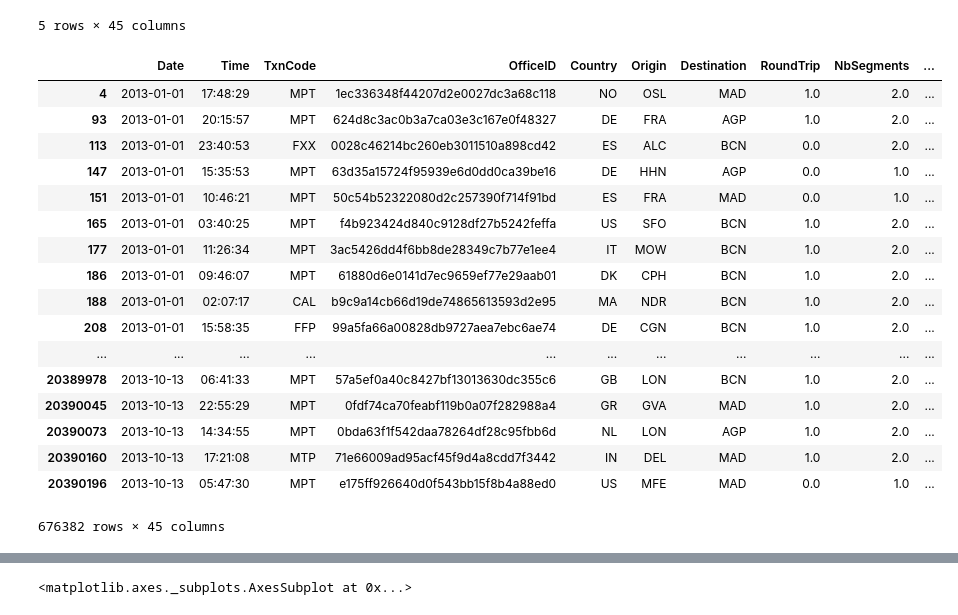
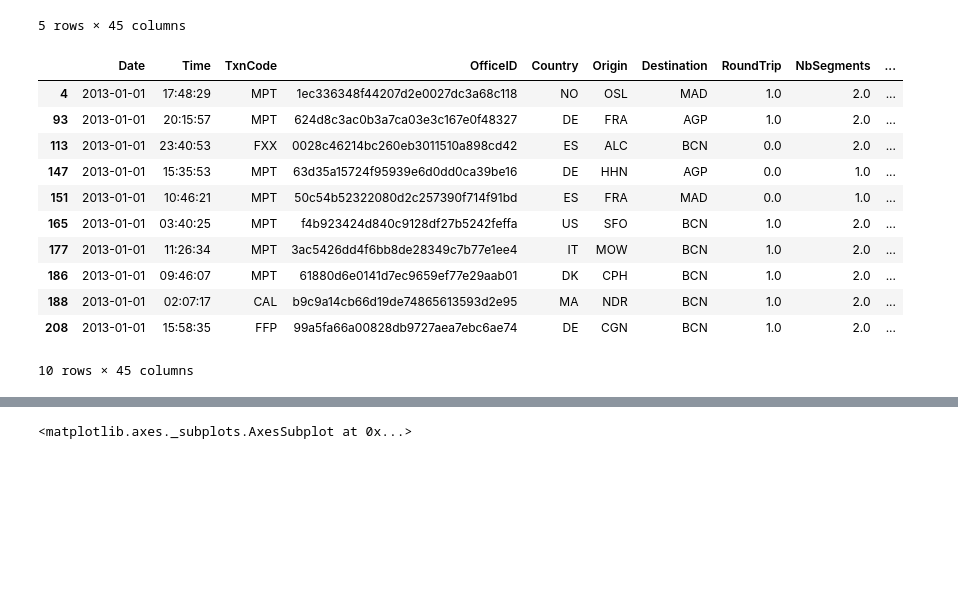
Before and after one commit to RLanrivain/AMADEUS-Test, a Jupyter notebook: AMADEUS-Test Technique.ipynb, the cells around one changed output, grey strips where cells are left out. Cells and saved outputs as stored; diff of their text form; code cells hidden in the pictures; blank space fills up the shorter version.

Commit message:
Final solution
add .head(10) to some df output.

```diff
--- a/AMADEUS-Test Technique.ipynb
+++ b/AMADEUS-Test Technique.ipynb
@@ -122,26 +122,20 @@ def mask(df, key, value):
 # %%
 reducedSearches = mask(pdsearches, 'Destination', ['AGP','MAD','BCN']) #
 # %%
-reducedSearches
+reducedSearches.head(10)
 # %% [output]
 |  | Date | Time | TxnCode | OfficeID | Country | Origin | Destination | RoundTrip | NbSegments | ... |
 | 4 | 2013-01-01 | 17:48:29 | MPT | 1ec336348f44207d2e0027dc3a68c118 | NO | OSL | MAD | 1.0 | 2.0 | ... |
 | 93 | 2013-01-01 | 20:15:57 | MPT | 624d8c3ac0b3a7ca03e3c167e0f48327 | DE | FRA | AGP | 1.0 | 2.0 | ... |
 | 113 | 2013-01-01 | 23:40:53 | FXX | 0028c46214bc260eb3011510a898cd42 | ES | ALC | BCN | 0.0 | 2.0 | ... |
 | 147 | 2013-01-01 | 15:35:53 | MPT | 63d35a15724f95939e6d0dd0ca39be16 | DE | HHN | AGP | 0.0 | 1.0 | ... |
 | 151 | 2013-01-01 | 10:46:21 | MPT | 50c54b52322080d2c257390f714f91bd | ES | FRA | MAD | 0.0 | 1.0 | ... |
 | 165 | 2013-01-01 | 03:40:25 | MPT | f4b923424d840c9128df27b5242feffa | US | SFO | BCN | 1.0 | 2.0 | ... |
 | 177 | 2013-01-01 | 11:26:34 | MPT | 3ac5426dd4f6bb8de28349c7b77e1ee4 | IT | MOW | BCN | 1.0 | 2.0 | ... |
 | 186 | 2013-01-01 | 09:46:07 | MPT | 61880d6e0141d7ec9659ef77e29aab01 | DK | CPH | BCN | 1.0 | 2.0 | ... |
 | 188 | 2013-01-01 | 02:07:17 | CAL | b9c9a14cb66d19de74865613593d2e95 | MA | NDR | BCN | 1.0 | 2.0 | ... |
 | 208 | 2013-01-01 | 15:58:35 | FFP | 99a5fa66a00828db9727aea7ebc6ae74 | DE | CGN | BCN | 1.0 | 2.0 | ... |
-| ... | ... | ... | ... | ... | ... | ... | ... | ... | ... | ... |
-| 20389978 | 2013-10-13 | 06:41:33 | MPT | 57a5ef0a40c8427bf13013630dc355c6 | GB | LON | BCN | 1.0 | 2.0 | ... |
-| 20390045 | 2013-10-13 | 22:55:29 | MPT | 0fdf74ca70feabf119b0a07f282988a4 | GR | GVA | MAD | 1.0 | 2.0 | ... |
-| 20390073 | 2013-10-13 | 14:34:55 | MPT | 0bda63f1f542daa78264df28c95fbb6d | NL | LON | AGP | 1.0 | 2.0 | ... |
-| 20390160 | 2013-10-13 | 17:21:08 | MTP | 71e66009ad95acf45f9d4a8cdd7f3442 | IN | DEL | MAD | 1.0 | 2.0 | ... |
-| 20390196 | 2013-10-13 | 05:47:30 | MPT | e175ff926640d0f543bb15f8b4a88ed0 | US | MFE | MAD | 0.0 | 1.0 | ... |
-676382 rows × 45 columns
+10 rows × 45 columns
 # %%
 reducedSearches= reducedSearches.set_index(pd.DatetimeIndex(reducedSearches['Date']))
 # %%
```
Also changed, not shown: parts of 1 cell of this notebook.
